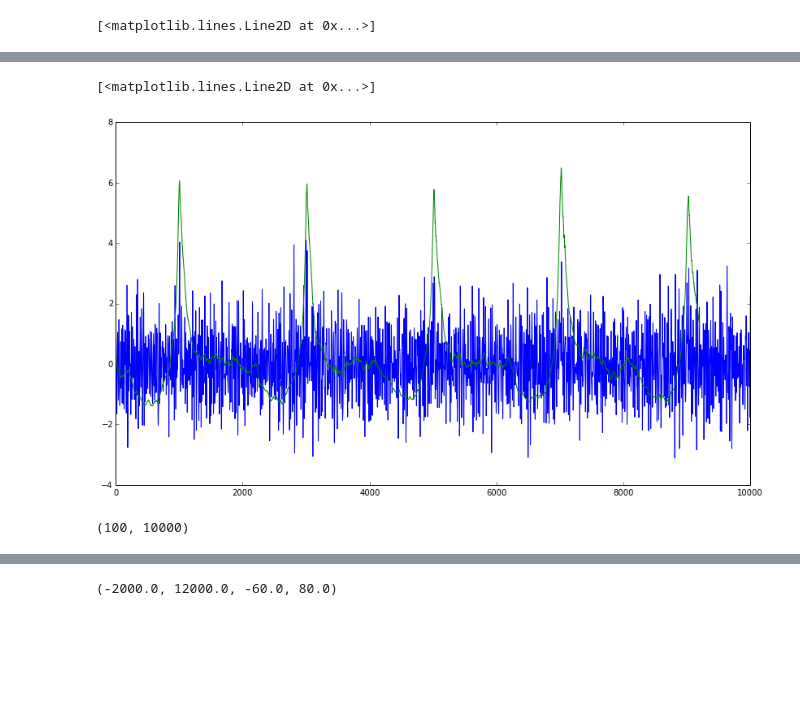
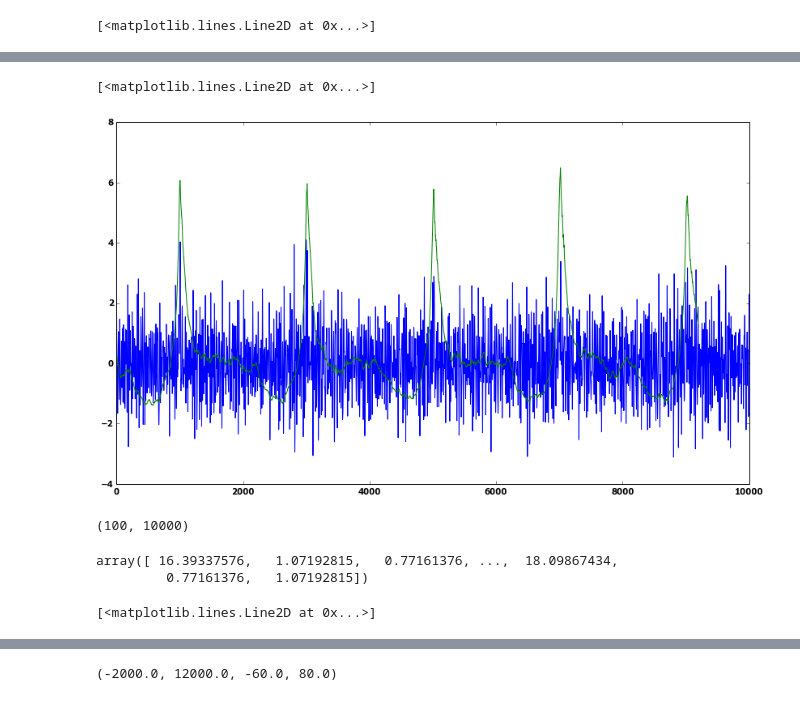
Before and after one commit to shababo/psc-detection-dist, a Jupyter notebook: stimfit/stimfit-doublets.ipynb, the cells around one changed output, grey strips where cells are left out. Cells and saved outputs as stored; diff of their text form; code cells hidden in the pictures; blank space fills up the shorter version.

```diff
--- a/stimfit/stimfit-doublets.ipynb
+++ b/stimfit/stimfit-doublets.ipynb
@@ -60,7 +57,7 @@ template_file = '/media/shababo/Layover/projects/mapping/code/psc-detection/data
 template_data = scio.loadmat(template_file)
 template = template_data['template'].squeeze()
 #template = np.load(epsc_template_file)
-template = template[:800]
+template = template[:800]/np.sum(template[:800])
 
 fig = plt.figure(figsize=(14,8), dpi=72)
 plt.plot(template)
@@ -82,15 +79,15 @@ plt.plot(crit)
 # %%
 trace_ind = 10
-deconv = stfio.detect_events(mat_data['traces'][trace_ind,],template,.05,mode="deconvolution",lowpass=.5)
-crit = stfio.detect_events(mat_data['traces'][trace_ind,],template,.05,mode="criterion")
+deconv = stfio.detect_events(-mat_data['traces'][trace_ind,],template,.05,mode="deconvolution",lowpass=.5)
+crit = stfio.detect_events(-mat_data['traces'][trace_ind,],template,.05,mode="criterion")
 %matplotlib inline
 
 fig = plt.figure(figsize=(14,8), dpi=72)
 plt.plot(deconv)
 plt.plot(crit)
 # %% [output]
 [<matplotlib.lines.Line2D at 0x...>]
-[figure, old version]
+[figure, new version]
 # %%
 #import h5py
 posterior_ar2_file = '/media/shababo/Layover/projects/mapping/code/psc-detection/data/doublets-constant-events-0000-posterior.mat'
@@ -107 +101,30 @@ posterior_ar2.shape
+# %%
+
+template_pad = np.hstack((template,np.zeros((mat_data['traces'].shape[1]-template.shape[0]))))
+H = fft(template_pad)
+freq = np.fft.fftfreq(template_pad.size, d=1./20000)
+
+noise_var = 2.5 #64.0*4*100
+lambda_reg = 5
+snr = .1
+
+# noise PSD for data
+phi = np.array([1.000000000000000, 0.982949319747574, -0.407063852831604])
+sigmasq = 2.948727926352792
+
+noise_PSD = sigmasq/(1.0 + phi[1]**2 + phi[2]**2 - 2*phi[1]*(1-phi[2])*np.cos(freq) - 2*phi[2]*np.cos(2*freq))
+
+#noise_PSD = 1./20000
+
+noise_PSD
+# %% [output]
+array([ 16.39337576,   1.07192815,   0.77161376, ...,  18.09867434,
+         0.77161376,   1.07192815])
+# %%
+%matplotlib qt
+
+plt.figure()
+plt.plot(template_pad)
+# %% [output]
+[<matplotlib.lines.Line2D at 0x...>]
 # %%
```
Also changed, not shown: parts of 10 cells of this notebook.
